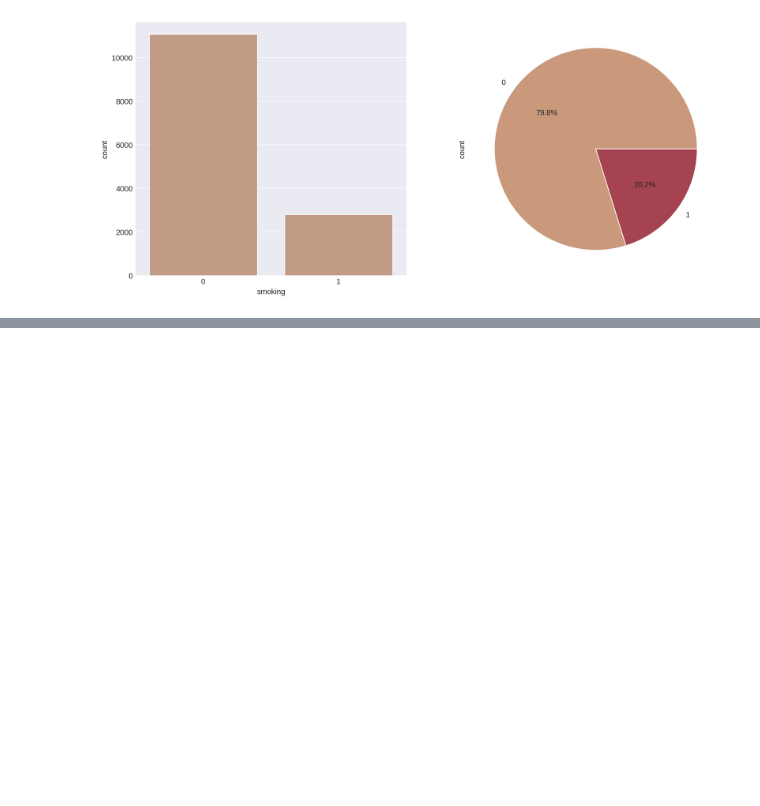
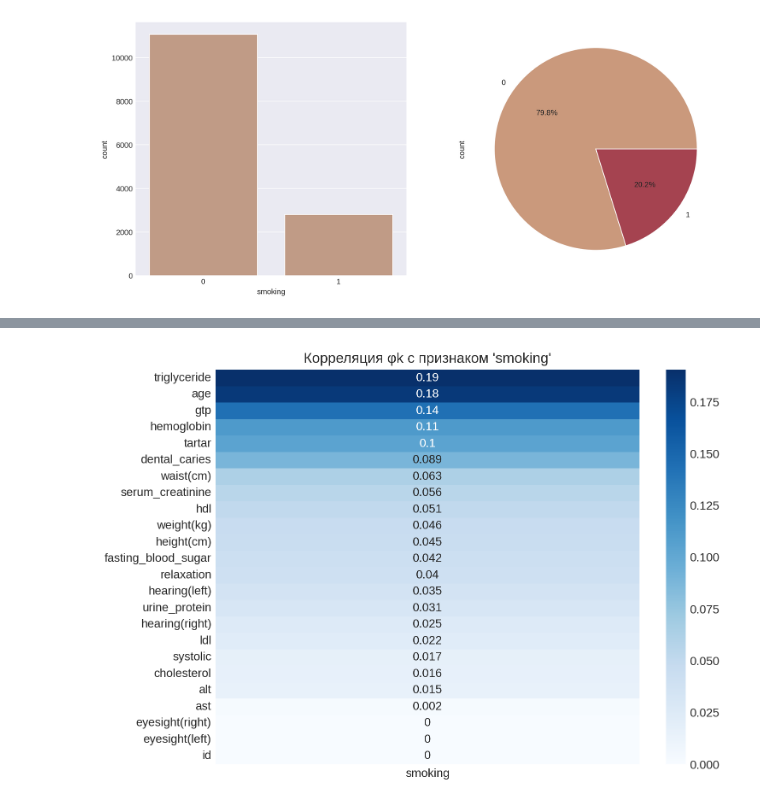
Before and after one commit to vulcan4ik/ds-smokers-research, a Jupyter notebook: ipynb/smokers-eda-catboost.ipynb, the cells around one changed output, grey strips where cells are left out. Saved outputs shown, nothing was run; the diff lists cells and outputs as text; code cells hidden in the pictures; blank space fills up the shorter version.

```diff
--- a/ipynb/smokers-eda-catboost.ipynb
+++ b/ipynb/smokers-eda-catboost.ipynb
@@ -397,0 +402,2 @@ smoke_0 = train[train["smoking"] == 0].shape[0]
+# %%
+phik_overview = train.phik_matrix()
@@ -397,0 +426,13 @@ smoke_0 = train[train["smoking"] == 0].shape[0]
+# %%
+plt.figure(figsize=(8, 6))
+sns.heatmap(
+    phik_overview[["smoking"]]
+    .drop("smoking")
+    .sort_values(by="smoking", ascending=False),
+    annot=True,
+    cmap="Blues",
+)
+plt.title("Корреляция φk с признаком 'smoking'")
+plt.show()
+# %% [output]
+[figure, added]
```
Also changed, not shown: parts of 98 cells of this notebook.
